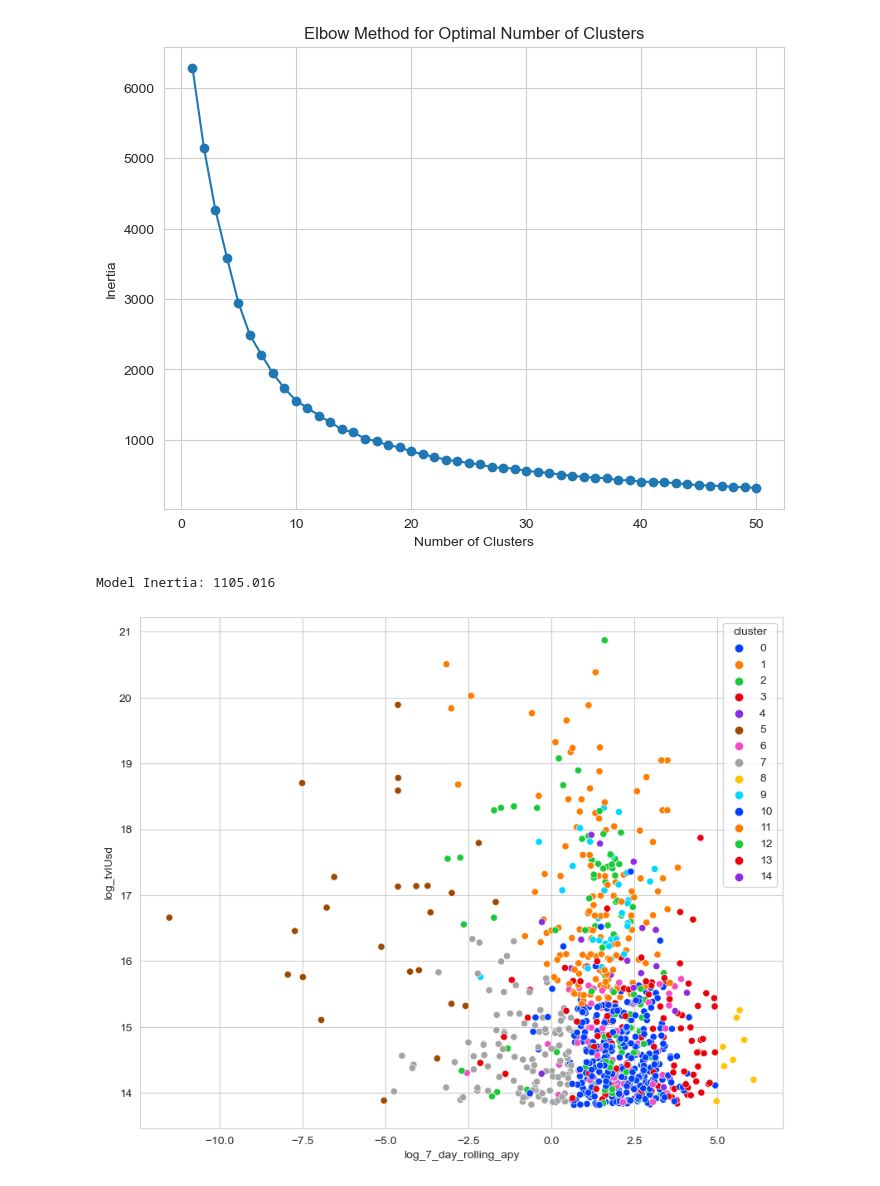
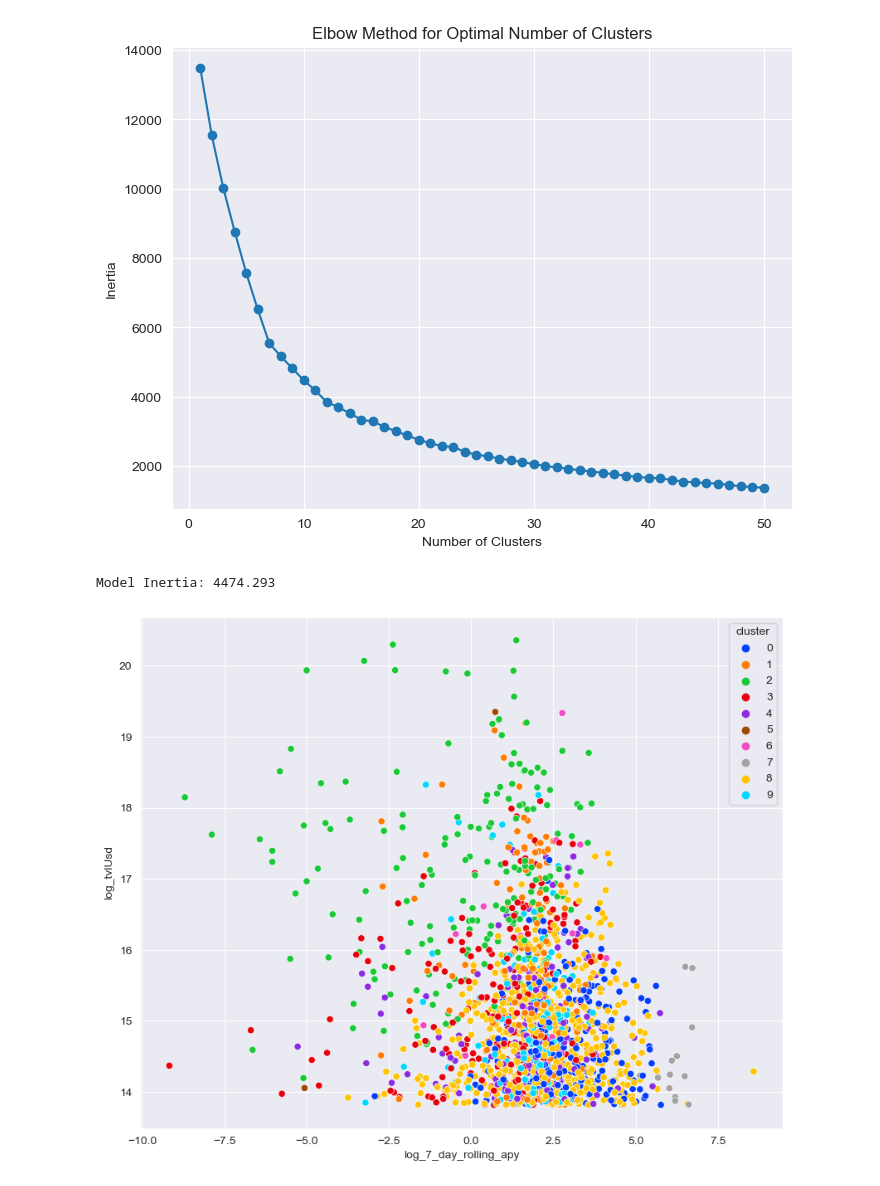
Before and after one commit to RazDwa1923/ML_Price, a Jupyter notebook: DeFi_Pool_k-means_clustering.ipynb, the cells around one changed output. Drawn from its saved outputs; the diff is of its cells as text; code cells hidden in the pictures.

```diff
--- a/DeFi_Pool_k-means_clustering.ipynb
+++ b/DeFi_Pool_k-means_clustering.ipynb
@@ -37,9 +37,9 @@ pd.options.display.float_format = '{:,.2f}'.format
 data = data[(data['tvlUsd'] > 0) & (data['apy'] > 0)]
 
 # use only the past 35 days of data for each pool. Defined as 35 days from analysis date below
-analysis_date = '2023-12-15' # change the analysis date here
+analysis_date = '2023-12-31' # change the analysis date here
 data['date'] = pd.to_datetime(data['date'])
-data = data[data['date'] >= pd.to_datetime(analysis_date) - pd.DateOffset(days=35)]
+data = data[data['date'] >= pd.to_datetime(analysis_date) - pd.DateOffset(days=50)]
 
 #sort the data table by pool and by date
 data = data.sort_values(['pool', 'date'], ascending=[True, True]).reset_index(drop=True)
@@ -48,6 +48,13 @@ data = data.sort_values(['pool', 'date'], ascending=[True, True]).reset_index(dr
 data['7_day_rolling_apy'] = data.groupby('pool')['apy'].transform(lambda x: x.rolling(7, 1).mean())
 data['30_day_rolling_apy'] = data.groupby('pool')['apy'].transform(lambda x: x.rolling(30, 1).mean())
 
+# create a new column which the rolling average of APY forward looking for the next 7 days. The column will calculate from the analysis date and backwards. After the calculion delete all rows which are greater than the analysis date -15 days
+data['7_day_rolling_apy_forward'] = data.groupby('pool')['apy'].transform(lambda x: x.rolling(7, 1).mean().shift(-7))
+
+# calculate the standard deviation of the forward looking 7-day rolling APY
+data['7_day_std_apy_forward'] = data.groupby('pool')['apy'].transform(lambda x: x.rolling(7, 1).std().shift(-7))
+data = data[data['date'] <= pd.to_datetime(analysis_date) - pd.DateOffset(days=15)]
+
 # create 2 new columns to calculate the change in tvlUsd over 7 days and 30 days
 data['7_day_change_tvlUsd'] = data.groupby(['pool'])['tvlUsd'].pct_change(periods=7) * 100
 data['30_day_change_tvlUsd'] = data.groupby(['pool'])['tvlUsd'].pct_change(periods=30) * 100
@@ -58,8 +65,9 @@ data['30_day_std_apy'] = data.groupby('pool')['apy'].transform(lambda x: x.rolli
 # %%
 # Data Transformation - Adding new columns for the underlying tokens & taking only the most recent date
 
-# for the purpose of this analysis, I will only use the data from the maximum date in the dataset
-data = data[data['date'] == data['date'].max()]
+# for the purpose of this analysis, is the analysis date - 15 days
+cluster_date = '2023-12-15' # change the cluster date here
+data = data[data['date'] == pd.to_datetime(cluster_date)]
 
 # creating a list of all unique chains in the data set
 chains = data['chain'].unique()
@@ -79,8 +87,3 @@ data = pd.concat([data, symbol_split], axis=1)
 
 # create a new column called num_tokens which is the number of tokens in the symbol
 data['num_tokens'] = data['symbol'].str.count('-') + 1
-
-# describe the data
-display(data.describe())
-# displaying chains
-print(chains)
@@ -127,3 +110,9 @@ data['top_25_project'] = np.where(data['project'].isin(top_25_projects_list), 1,
 
 # convert the stablecoin column to be either 1 or 0 instead of True or False
 data['stablecoin'] = np.where(data['stablecoin'] == True, 1, 0)
+
+
+# drop all rows that have a null value in the '7_day_rolling_apy_forward', '7_day_change_tvlUSD', '30_day_change_tvlUsd' columns
+data = data.dropna(subset=['7_day_rolling_apy_forward', '7_day_change_tvlUsd', '30_day_change_tvlUsd'])
+
+data
@@ -136,8 +139,8 @@ data_cluster = data[['project', 'chain', 'pool', 'symbol', 'tvlUsd',
                      '7_day_std_apy', 'top_10_chain', 'top_25_project', 'stablecoin', 'num_tokens']]
 
 # selecting which chains to include in the clustering. The selection is based on a list of predefined chains.
-chains_cluster = ['Ethereum']  # add chains here
-data_cluster = data_cluster[data_cluster['chain'].isin(chains_cluster)]
+#chains_cluster = ['Ethereum']  # add chains here
+#data_cluster = data_cluster[data_cluster['chain'].isin(chains_cluster)]
 
 # remove any outliers from the data by taking out any rows that are more than 3 standard deviations from the mean for the APY 7-day rolling average
 data_cluster = data_cluster[np.abs(data_cluster['7_day_rolling_apy'] -
@@ -310,40 +313,40 @@ cluster_sample = data_cluster[['log_7_day_rolling_apy', 'log_tvlUsd',
 # use the function defined above to find the optimal number of clusters
 find_optimal_clusters(cluster_sample, start_clusters=1, end_clusters=50, interval=1)
 # %% [output]
-[figure, old version]
+[figure, new version]
 # %%
 # k-means clustering.
 # create a new dataframe with only the columns that will be used for the clustering
 cluster_sample = data_cluster[['log_7_day_rolling_apy', 'log_tvlUsd',
                                '7_day_change_tvlUsd', '7_day_std_apy',
                                'top_10_chain', 'top_25_project', 'stablecoin', 'num_tokens']]
 
 # standardize the data using the StandardScaler() method
 scaler = StandardScaler()
 StandardScaler(copy=True, with_mean=True, with_std=True)
 cluster_sample_scaled = scaler.fit_transform(cluster_sample)
 
 # define the k-means model
-kmeans = KMeans(n_clusters=15, random_state=42) # change the number of clusters here
+kmeans = KMeans(n_clusters=10, random_state=42) # change the number of clusters here
 
 # make a pipeline with the scaler and the k-means model
 pipeline = make_pipeline(scaler, kmeans)
 
 # fit the pipeline to the data
 pipeline.fit(cluster_sample)
 
 # predict the cluster labels
 labels = pipeline.predict(cluster_sample)
 
 # create a new column in the data dataframe with the cluster labels
 data_cluster['cluster'] = labels
 
 # print the model inertia with the text Model Inertia: and the model inertia, inertia should be with 3 decimal places.
 print('Model Inertia: {:.3f}'.format(kmeans.inertia_))
 
 # Visualize the clusters using a scatter plot (seaborn) with the x-axis being the APY and the y-axis being the TVL
 sns.scatterplot(data=data_cluster, x='log_7_day_rolling_apy', y='log_tvlUsd', hue='cluster', palette='bright')
 plt.show()
 # %% [output]
-Model Inertia: 1105.016
+Model Inertia: 4474.293
-[figure, old version]
+[figure, new version]
```
Also changed, not shown: parts of 9 cells of this notebook, 5 other files.
